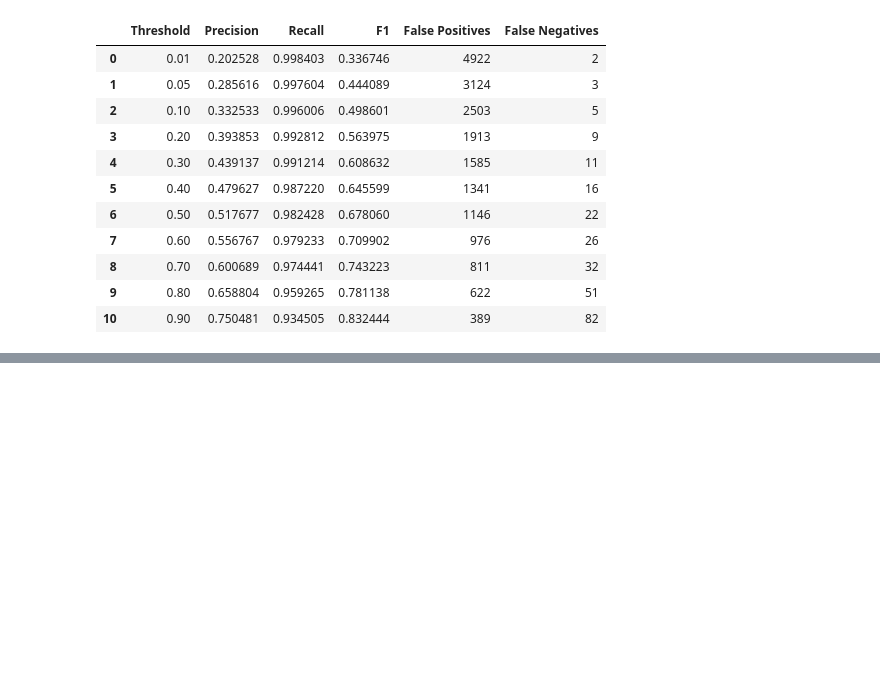
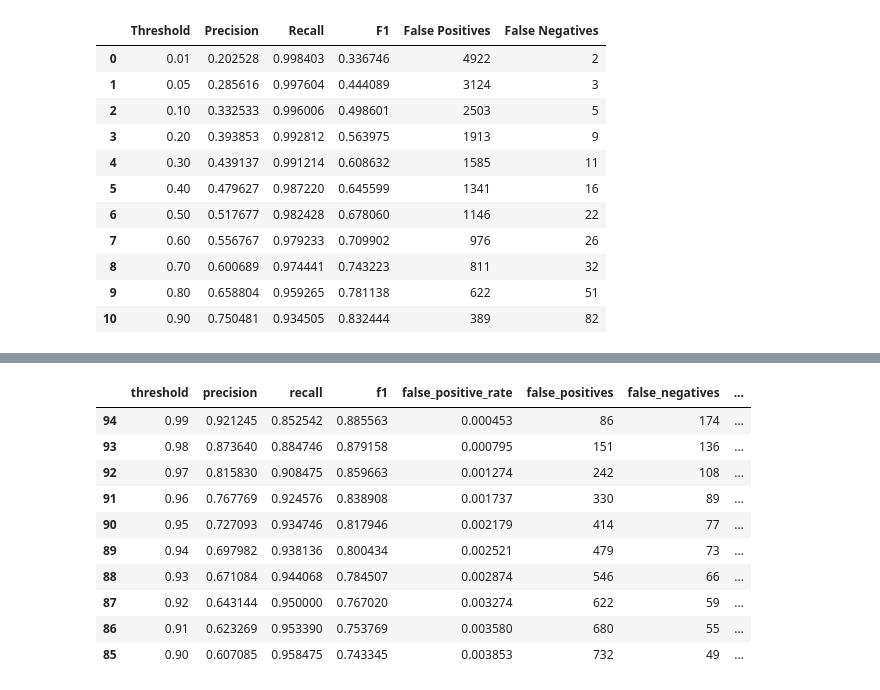
Before and after one commit to dawit-hopes/aI-financial-crime-intelligence, a Jupyter notebook: notebooks/fraud_detector.ipynb, the cells around one changed output, grey strips where cells are left out. Saved outputs shown, nothing was run; the diff lists cells and outputs as text; code cells hidden in the pictures; blank space fills up the shorter version.

```diff
--- a/notebooks/fraud_detector.ipynb
+++ b/notebooks/fraud_detector.ipynb
@@ -2089,0 +2317,17 @@ Fixture:
+# %%
+validation_threshold_df.sort_values(
+    "f1",
+    ascending=False,
+).head(10)
+# %% [output]
+|  | threshold | precision | recall | f1 | false_positive_rate | false_positives | false_negatives | ... |
+| 94 | 0.99 | 0.921245 | 0.852542 | 0.885563 | 0.000453 | 86 | 174 | ... |
+| 93 | 0.98 | 0.873640 | 0.884746 | 0.879158 | 0.000795 | 151 | 136 | ... |
+| 92 | 0.97 | 0.815830 | 0.908475 | 0.859663 | 0.001274 | 242 | 108 | ... |
+| 91 | 0.96 | 0.767769 | 0.924576 | 0.838908 | 0.001737 | 330 | 89 | ... |
+| 90 | 0.95 | 0.727093 | 0.934746 | 0.817946 | 0.002179 | 414 | 77 | ... |
+| 89 | 0.94 | 0.697982 | 0.938136 | 0.800434 | 0.002521 | 479 | 73 | ... |
+| 88 | 0.93 | 0.671084 | 0.944068 | 0.784507 | 0.002874 | 546 | 66 | ... |
+| 87 | 0.92 | 0.643144 | 0.950000 | 0.767020 | 0.003274 | 622 | 59 | ... |
+| 86 | 0.91 | 0.623269 | 0.953390 | 0.753769 | 0.003580 | 680 | 55 | ... |
+| 85 | 0.90 | 0.607085 | 0.958475 | 0.743345 | 0.003853 | 732 | 49 | ... |
```
Also changed, not shown: parts of 10 cells of this notebook, 2 other files.
